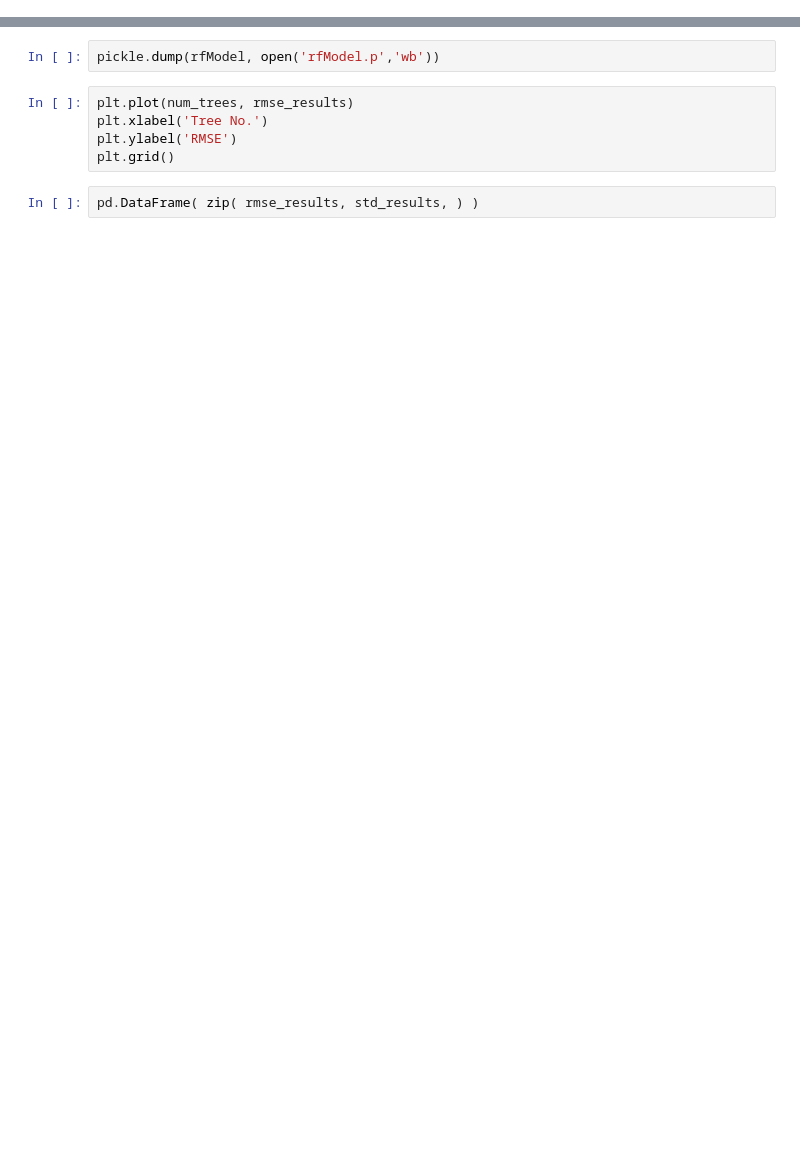
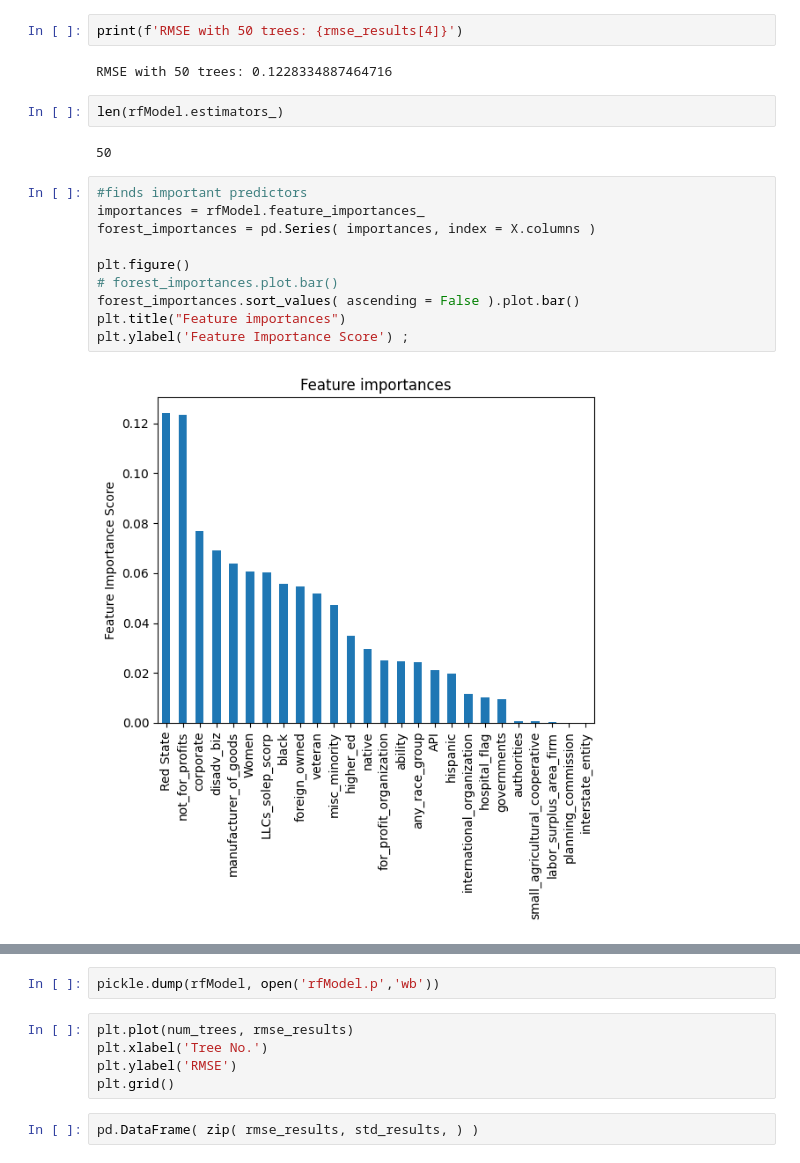
Before and after one commit to etmcrae/Who-Got-DOGEd-, a Jupyter notebook: Random_Forest.ipynb, the cells around one changed output, grey strips where cells are left out. Saved outputs shown, nothing was run; the diff lists cells and outputs as text; blank space fills up the shorter version.

```diff
--- a/Random_Forest.ipynb
+++ b/Random_Forest.ipynb
@@ -59,0 +229,20 @@ np.sqrt(mean_error)[:50]
+# %%
+print(f'RMSE with 50 trees: {rmse_results[4]}')
+# %% [output]
+RMSE with 50 trees: 0.1228334887464716
+# %%
+len(rfModel.estimators_)
+# %% [output]
+50
+# %%
+#finds important predictors
+importances = rfModel.feature_importances_
+forest_importances = pd.Series( importances, index = X.columns )
+
+plt.figure()
+# forest_importances.plot.bar()
+forest_importances.sort_values( ascending = False ).plot.bar()
+plt.title("Feature importances")
+plt.ylabel('Feature Importance Score') ;
+# %% [output]
+[figure, added]
```
Also changed, not shown: parts of 28 cells of this notebook.
